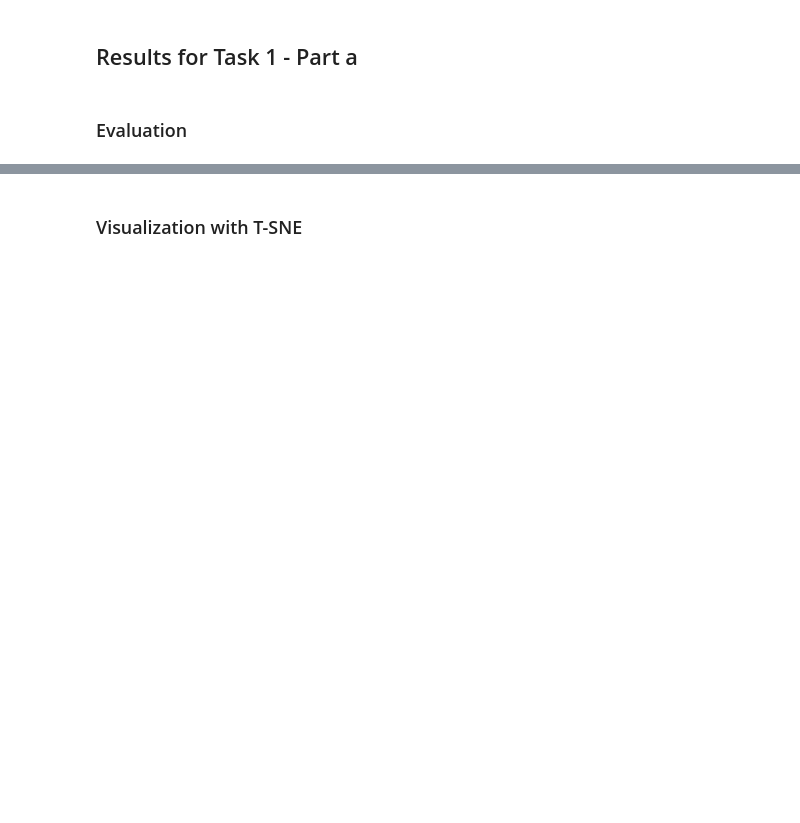
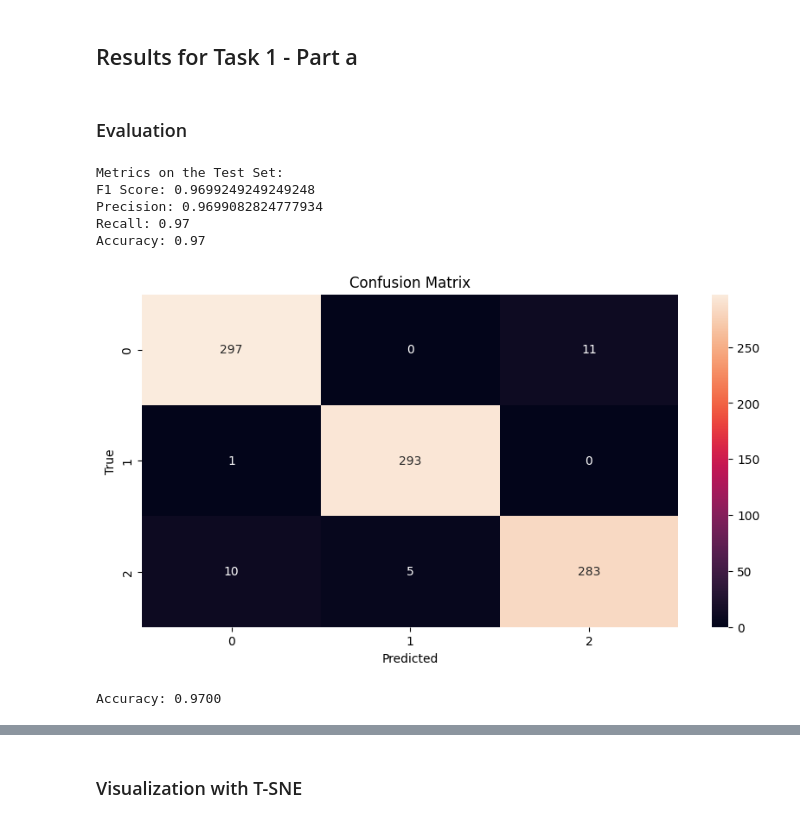
Before and after one commit to its-parmiss/Colorectal-cancer-classification---Transfer-learning-project, a Jupyter notebook: Comp_6321_Course_project.ipynb, the cells around one changed output, grey strips where cells are left out. Drawn from its saved outputs; the diff is of its cells as text; code cells hidden in the pictures; blank space fills up the shorter version.

```diff
--- a/Comp_6321_Course_project.ipynb
+++ b/Comp_6321_Course_project.ipynb
@@ -561,3 +656,44 @@ def evaluate_classification_metrics(predictions, labels, loss,class_names):
     plt.ylabel('True label')
     plt.xlabel('Predicted label')
     plt.show()
+# %%
+from sklearn.metrics import f1_score, precision_score, recall_score, accuracy_score
+best_model_gs_path = base_path + '/weights/' + 'colorectral_best_gs_model_weights.pth'
+# Calculate metrics
+predictions, labels = evaluate_model_on_test_set(best_model_gs_path, test_dataloader)
+y_true = labels
+y_pred = predictions
+
+f1 = f1_score(y_true, y_pred, average='weighted')
+precision = precision_score(y_true, y_pred, average='weighted')
+recall = recall_score(y_true, y_pred, average='weighted')
+accuracy = accuracy_score(y_true, y_pred)  # Calculate accuracy
+
+# Print metrics on the test set
+print('Metrics on the Test Set:')
+print(f'F1 Score: {f1}')
+print(f'Precision: {precision}')
+print(f'Recall: {recall}')
+print(f'Accuracy: {accuracy}')  # Print accuracy
+
+# Compute confusion matrix
+cm = confusion_matrix(y_true, y_pred)
+
+# Plot confusion matrix
+plt.figure(figsize=(10, 5))
+sns.heatmap(cm, annot=True, fmt='d')
+plt.title('Confusion Matrix')
+plt.xlabel('Predicted')
+plt.ylabel('True')
+plt.show()
+# %% [output]
+Metrics on the Test Set:
+F1 Score: 0.9699249249249248
+Precision: 0.9699082824777934
+Recall: 0.97
+Accuracy: 0.97
+[figure, added]
+# %%
+print(f'Accuracy: {accuracy_score(y_true, y_pred) :.4f}')  # Print accuracy with 2 decimal places
+# %% [output]
+Accuracy: 0.9700
```
Also changed, not shown: parts of 61 cells of this notebook.
